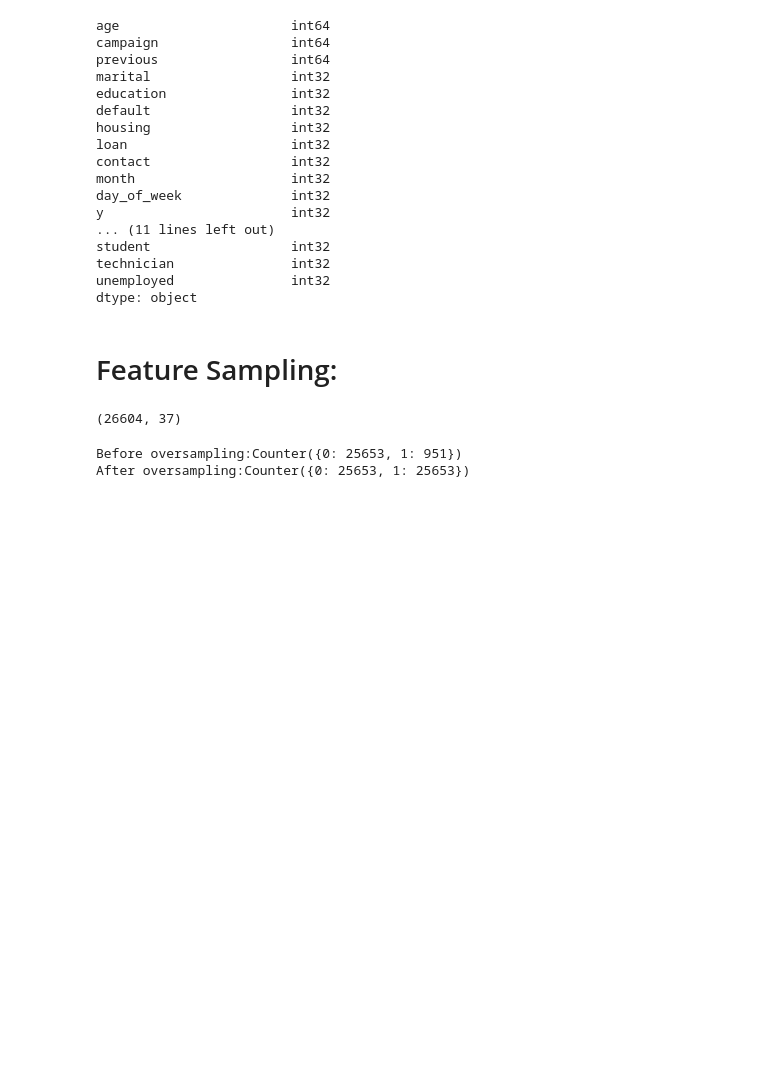
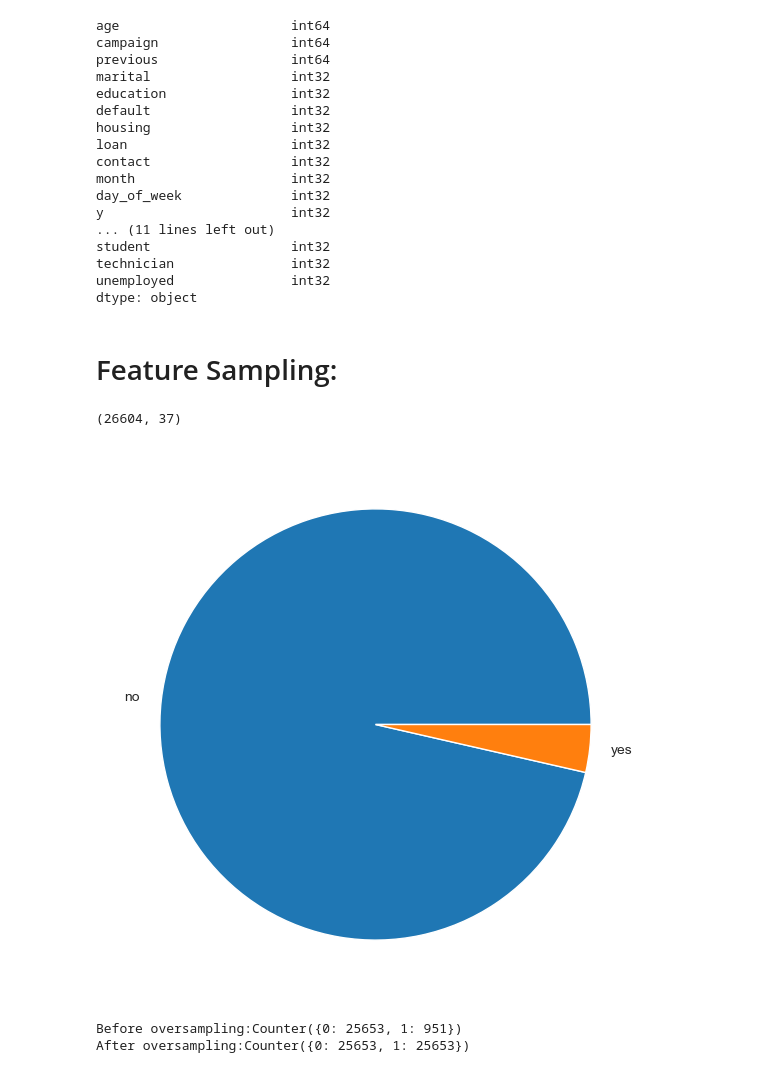
Before and after one commit to batuhanozzer/bankMarketing, a Jupyter notebook: bankMarketingUpdated.ipynb, the cells around one changed output. Drawn from its saved outputs; the diff is of its cells as text; code cells hidden in the pictures; blank space fills up the shorter version.

```diff
--- a/bankMarketingUpdated.ipynb
+++ b/bankMarketingUpdated.ipynb
@@ -402,6 +428,15 @@ dtype: object
 dataset_copy.shape
 # %% [output]
 (26604, 37)
+# %%
+counts = dataset_selected['y'].value_counts()
+labels = ['no' if x == 0 else 'yes' for x in counts.index]
+fig = plt.figure(figsize=(10, 7))
+plt.pie(counts, labels=labels)
+plt.setp(plt.gca().get_xticklabels(), fontsize=20)
+plt.show()
+# %% [output]
+[figure, added]
 # %%
 X = dataset_selected.drop(['y'], axis=1)
 y = dataset_selected['y']
```
Also changed, not shown: parts of 6 cells of this notebook.
